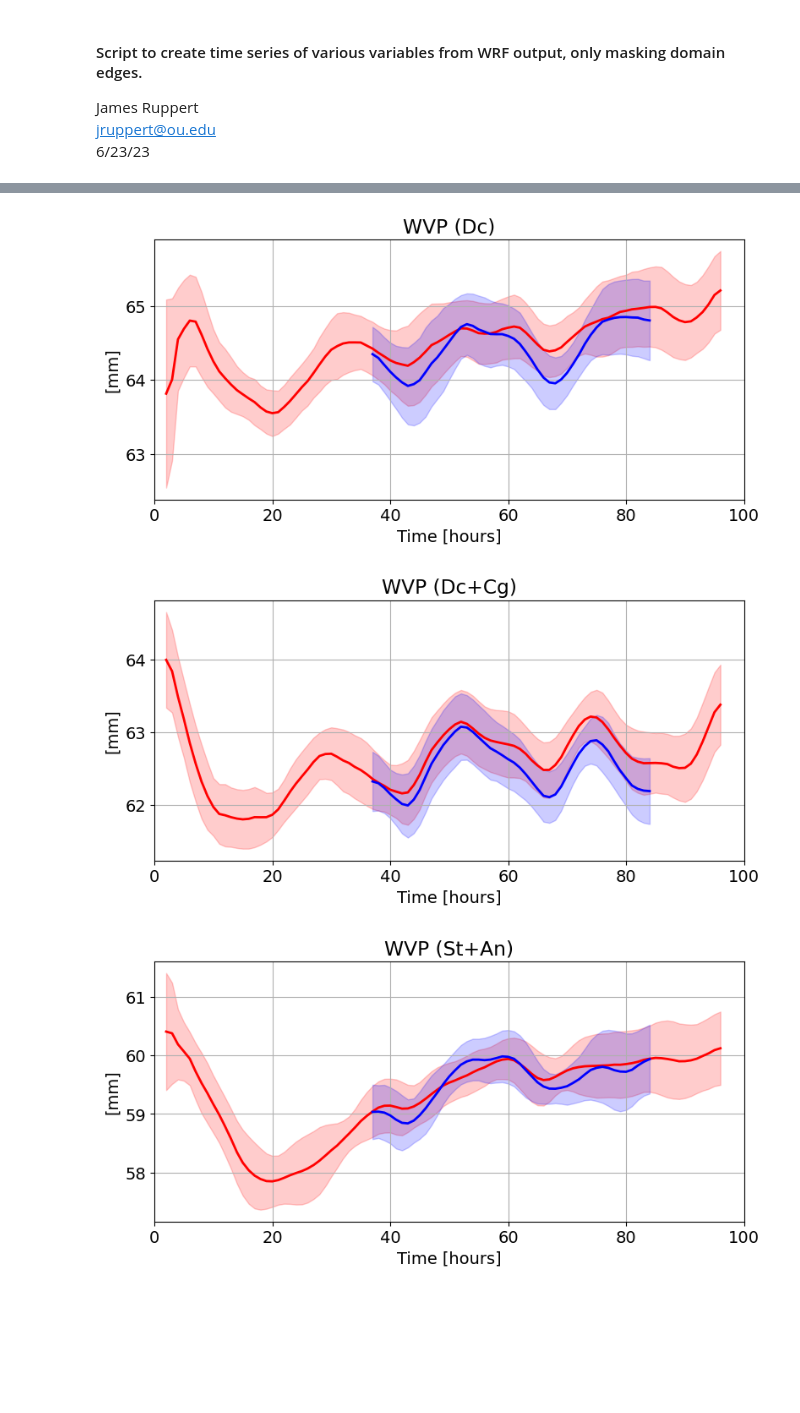
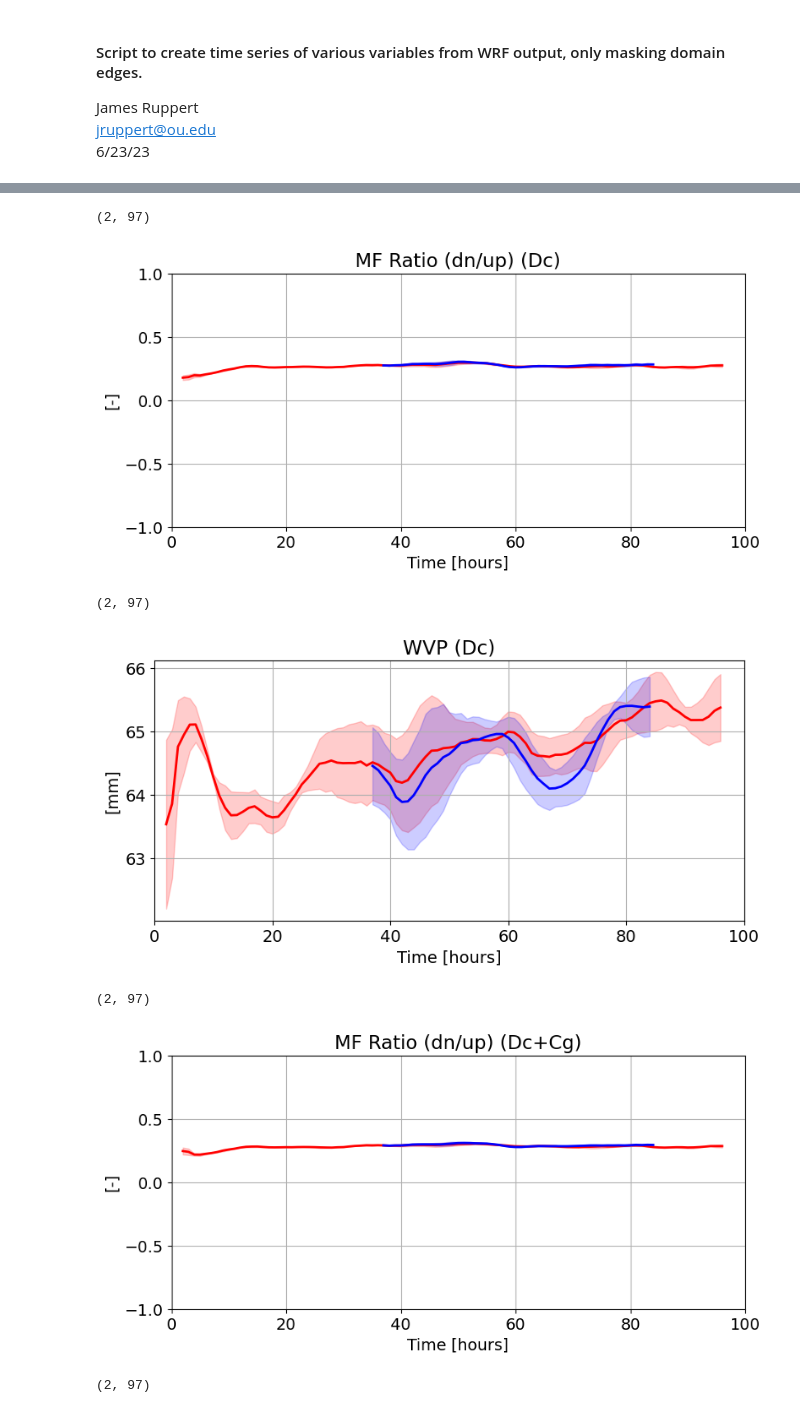
Before and after one commit to jhruppert/jhr-wrf-python, a Jupyter notebook: time_series_misc.ipynb, the cells around one changed output, grey strips where cells are left out. Cells and saved outputs as stored; diff of their text form; code cells hidden in the pictures; blank space fills up the shorter version.

```diff
--- a/time_series_misc.ipynb
+++ b/time_series_misc.ipynb
@@ -41,6 +48,13 @@ if storm == 'haiyan':
 elif storm == 'maria':
 #        tests = ['ctl','ncrf36h']
     tests = ['ctl','ncrf48h']
+# %%
+# Required additional vars
+var_names = [
+    'strat',
+    'vmfu',
+    'vmfd'] + var_names
+nvar = len(var_names)
 # %%
 # Prep tests & ens members
 
@@ -253,3 +283,14 @@ Running imemb:  memb_10
+# %%
+# Get new variables
+var_names_plot = var_names[2:]
+var_names_plot[0]='mf_ratio' # downward / upward mf ratio
+
+var_sav_plot = np.ma.copy(var_sav)
+var_sav_plot[..., 1, :] = -1 * var_sav_plot[..., 1, :] / var_sav_plot[..., 0, :]
+# var_sav_plot = np.delete(var_sav_plot, 0, axis=3)
+var_sav_plot = var_sav_plot[..., 1:, :]
+
+nvars_plot = len(var_names_plot)
 # %%
 # ### Plotting routines
 
@@ -259,7 +300,7 @@ font = {'family' : 'sans-serif',
 
 matplotlib.rc('font', **font)
 
-var_filled = np.ma.filled(var_sav, fill_value=np.nan)
+var_filled = np.ma.filled(var_sav_plot, fill_value=np.nan)
 
 for krain in range(nrain):
 # for krain in range(1):
@@ -267,17 +308,26 @@ for krain in range(nrain):
     fig_extra=krain_label[krain]
     raintag=krain_title[krain]
 
-    var0 = var_filled[0,:,krain,:]
-    var1 = var_filled[1,:,krain,:]
+    var0_krain = var_filled[0, :, krain, ...]
+    var1_krain = var_filled[1, :, krain, ...]
 
-    for ivar in varnames:
+    for ivar in range(nvars_plot):
+    # for ivar in range(1,2):
+        print(var0.shape)
 
-        if ivar == 'pw':
-            var0 = np.copy(var0)
-            var1 = np.copy(var1)
+        var0 = np.copy(var0_krain[:, ivar, ...])
+        var1 = np.copy(var1_krain[:, ivar, ...])
+
+        figtag = var_names_plot[ivar]
+
+        if figtag == 'mf_ratio':
+            title_tag = 'MF Ratio (dn/up)'
+            ylabel = '[-]'
+            if (krain_label[krain] == 'upward') or (krain_label[krain] == 'downward'):
+                continue
+        elif figtag == 'pw':
             title_tag = 'WVP'
             ylabel = '[mm]'
-            figtag = ivar
         # elif ivar == 1:
 
     #----------------------------------------------------------------
@@ -321,33 +371,37 @@ for krain in range(nrain):
         # Test 0
 
         mean_t0 = np.nanmean(var0, axis=0)
         std_t0 = np.nanstd(var0, axis=0)
 
         xdim = range(nt[0])
 
         plt.plot(xdim, mean_t0, linewidth=2, label=tests[0].upper(), color=color_t0, linestyle='solid')
         plt.fill_between(xdim, mean_t0 + std_t0, mean_t0 - std_t0, alpha=0.2, color=color_t0)
 
         # Test 1
 
         mean_t1 = np.nanmean(var1, axis=0)
         std_t1 = np.nanstd(var1, axis=0)
 
         plt.plot(xdim, mean_t1, linewidth=2, label=tests[0].upper(), color=color_t1, linestyle='solid')
         plt.fill_between(xdim, mean_t1 + std_t1, mean_t1 - std_t1, alpha=0.2, color=color_t1)
 
         plt.grid()
 
         # plt.legend(loc="upper right")
 
         figdir2 = figdir+'all/'
         # figname=figdir2+'tser_'+storm+'_'+figtag+'_'+fig_extra+'_rmax'+rmax_str+'deg.png'
         figname=figdir2+'tser_'+storm+'_'+figtag+'_'+fig_extra+'.png'
         plt.savefig(figname,dpi=200, facecolor='white', \
                     bbox_inches='tight', pad_inches=0.2)
         plt.show()
         plt.close()
 # %% [output]
+(2, 97)
-[figure, old version]
+[figure, new version]
+(2, 97)
-[figure, old version]
+[figure, new version]
+(2, 97)
-[figure, old version]
+[figure, new version]
+(2, 97)
```
Also changed, not shown: parts of 5 cells of this notebook, 1 other file.
